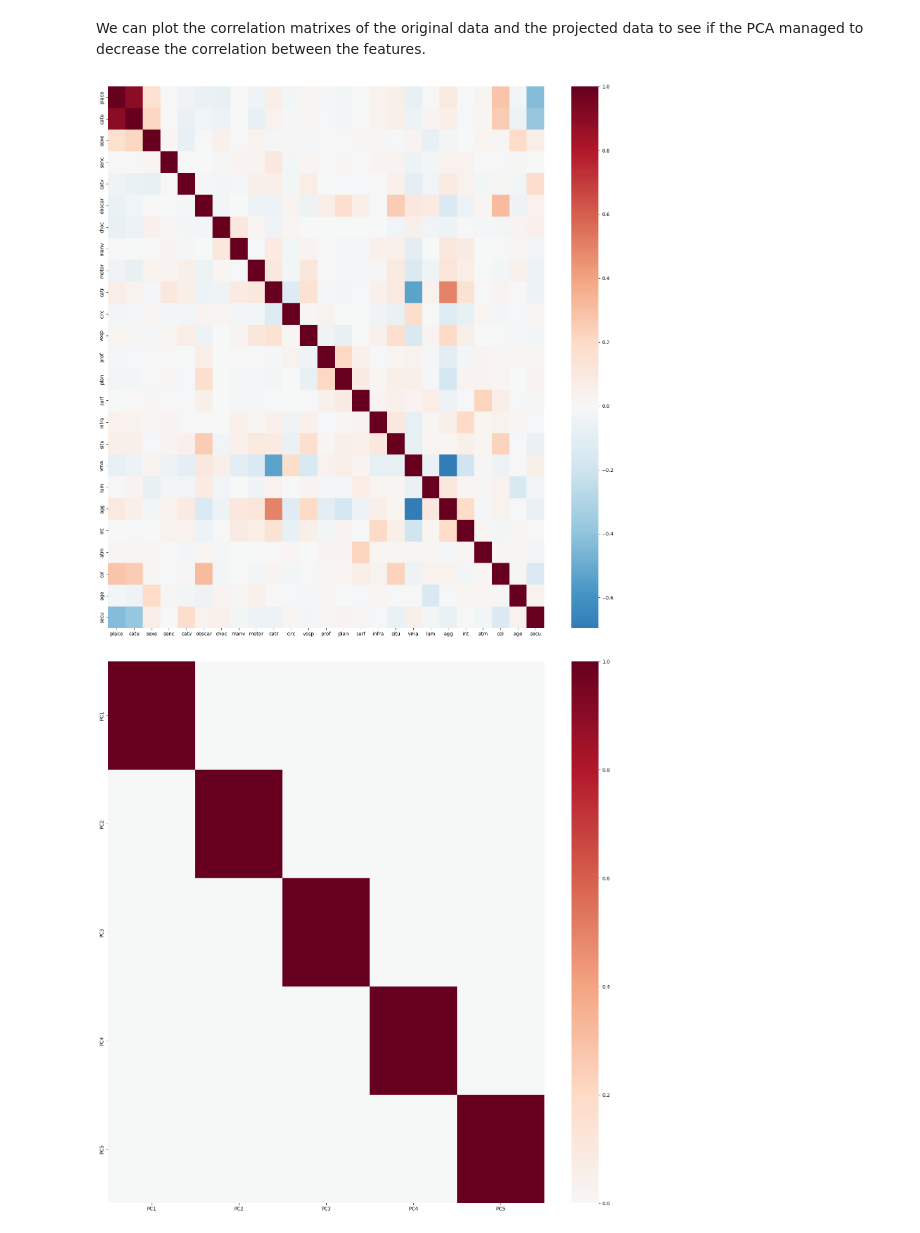
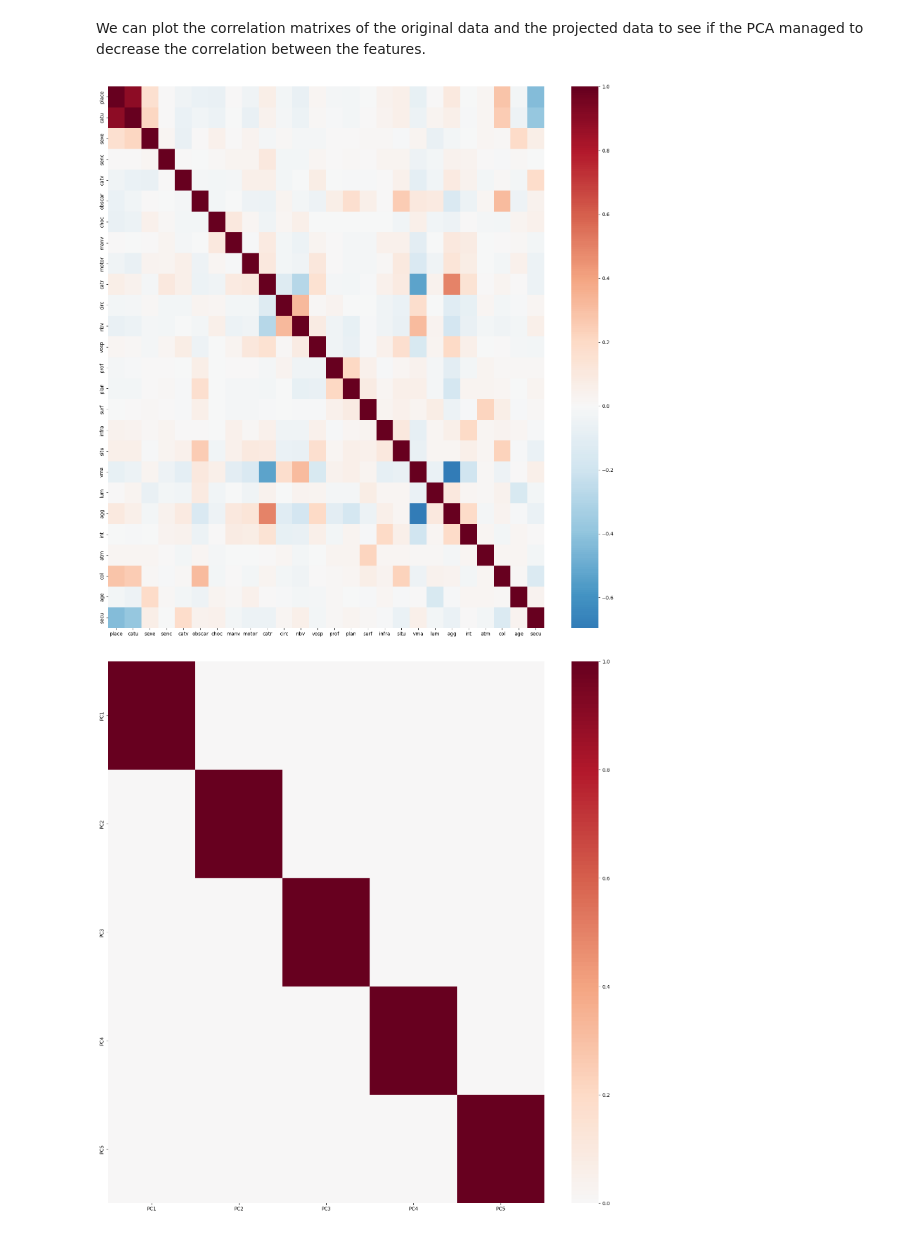
Before and after one commit to BigBaz54/road_accident_severity, a Jupyter notebook: feature_selection.ipynb, the cells around one changed output. Saved outputs shown, nothing was run; the diff lists cells and outputs as text; code cells hidden in the pictures.

```diff
--- a/feature_selection.ipynb
+++ b/feature_selection.ipynb
@@ -64,7 +64,7 @@ selected_features = [
     # 'v1',
     # 'v2',
     'circ',
-    # 'nbv',
+    'nbv',
     'vosp',
     'prof',
     # 'pr',
@@ -200,20 +199,20 @@ We can plot the correlation matrixes of the original data and the projected data
 # %%
 # Correlation matrix
 # Without PCA
-selected_data = data[selected_features_without_grav]
+selected_data = select_features(data, selected_features_without_grav)
 corr = selected_data.corr()
 plt.figure(figsize=(20, 20))
 sns.heatmap(corr, annot=False, cmap='RdBu_r', center=0)
 plt.show()
 
 # With PCA
 pca = PCA(n_components=5)
 X_PCA = pca.fit_transform(X)
 X_PCA = pd.DataFrame(X_PCA, columns=[f"PC{i+1}" for i in range(n_components)])
 corr = X_PCA.corr()
 plt.figure(figsize=(20, 20))
 sns.heatmap(corr, annot=False, cmap='RdBu_r', center=0)
 plt.show()
 # %% [output]
-[figure, old version]
+[figure, new version]
 [figure]
```
Also changed, not shown: parts of 3 cells of this notebook, 3 other files.
